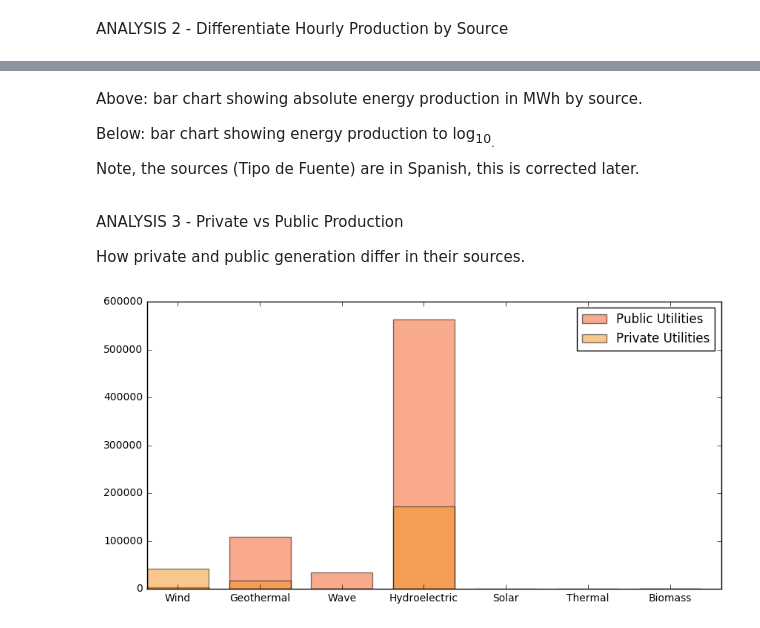
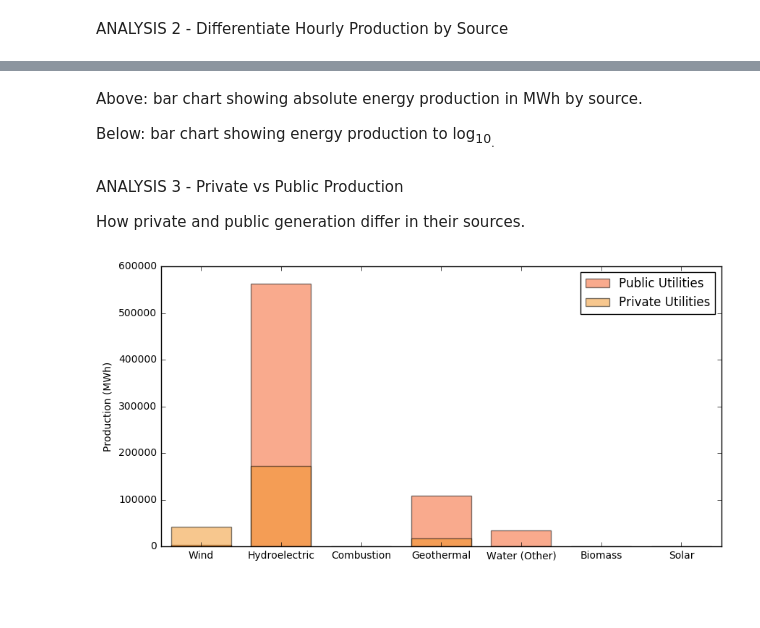
Before and after one commit to AliSteel/Costa-Rican-Energy-Exploration, a Jupyter notebook: Exploration of Costa Rican Energy Generation in Oct 2016.ipynb, the cells around one changed output, grey strips where cells are left out. Saved outputs shown, nothing was run; the diff lists cells and outputs as text; code cells hidden in the pictures; blank space fills up the shorter version.

```diff
--- a/Exploration of Costa Rican Energy Generation in Oct 2016.ipynb
+++ b/Exploration of Costa Rican Energy Generation in Oct 2016.ipynb
@@ -120,8 +142,6 @@ plt.show()
 # %% [markdown]
 <p>Above: bar chart showing absolute energy production in MWh by source.<p>
 <p>Below: bar chart showing energy production to log<sub>10<sub>.<p>
-
-Note, the sources (Tipo de Fuente) are in Spanish, this is corrected later.
 # %% [markdown]
 ANALYSIS 3 - Private vs Public Production
 
@@ -138,57 +158,60 @@ for i in range(len(df)):
 
 private_sources = df.ix[priv_ind].groupby("Fuente")["Produccion (MWh)"].sum()
 public_sources = df.ix[pub_ind].groupby("Fuente")["Produccion (MWh)"].sum()
-public_sources["Biomasa"] = 0
 # %%
-#create new dataframe to house collated data from  above
-
+#create new dataframe to house collated data above
     #ensure the number of "sources" (rows) are the same for publc and private
-pp = pd.Series(public_sources).to_frame()
-pp["Private"] = pd.Series(private_sources).to_frame()
-pp["Public"] = pd.Series(public_sources).to_frame()
-
-#create Source column
-pp["Source"] = pp.index
-# translate sources from spanish to english
-new_source = ["Wind", "Geothermal", "Wave", "Hydroelectric", "Solar", "Thermal", "Biomass"]
-pp["New Source"] = new_source
+pp = pd.Series(pd.unique(df.Fuente)).to_frame()
+pp = pp.dropna()
+#set the index as the first column source values
+pp.index = pp.ix[:,0]
+#delete first column and add new public and private sources columns
+del pp[0]
+pp["Public"] = pd.Series(public_sources)
+pp["Private"] = pd.Series(private_sources)
 # %%
-bar_l = np.linspace(1, 7, 7, dtype=int)
-f, ax1 = plt.subplots(1, figsize=(10,5))
+#create subplots and bars
+bar_l = np.linspace(0,6,7, dtype=int)
+fig, ax1 = plt.subplots(1, figsize=(10,5), dpi=300)
+x_labels = x_labels = ["Wind", "Hydroelectric","Combustion", "Geothermal", "Water (Other)", "Biomass","Solar"]
 bar_width = 0.75
 public = pp['Public']
 private = pp["Private"]
-tick_pos = [i+(bar_width/2) for i in bar_l]
 ax1.bar(bar_l,
         # using the public data
         public,
         # set the width
         width=bar_width,
         # with the label pre score
         label='Public Utilities',
         # with alpha 0.5
         alpha=0.5,
         # with color
-        color='#F4561D')
+        color='#F4561D',
+        align="center")
 
 ax1.bar(bar_l,
         # using the private data
         private,
         # set the width
         width=bar_width,
         # with pre_score on the bottom
         #bottom=public,
         # with the label mid score
         label='Private Utilities',
         # with alpha 0.5
         alpha=0.5,
         # with color
-        color='#F1911E')
+        color='#F1911E',
+        align="center")
 
 plt.ylim(0, 600000)
-plt.xticks(tick_pos ,pp["New Source"])
+plt.xlim(-0.5,6.5)
+ax1.set_ylabel("Production (MWh)")
+ax1.set_xticks(bar_l)
+ax1.set_xticklabels(x_labels)
 plt.legend()
 
 plt.show()
 # %% [output]
-[figure, old version]
+[figure, new version]
```
Also changed, not shown: parts of 7 cells of this notebook.
